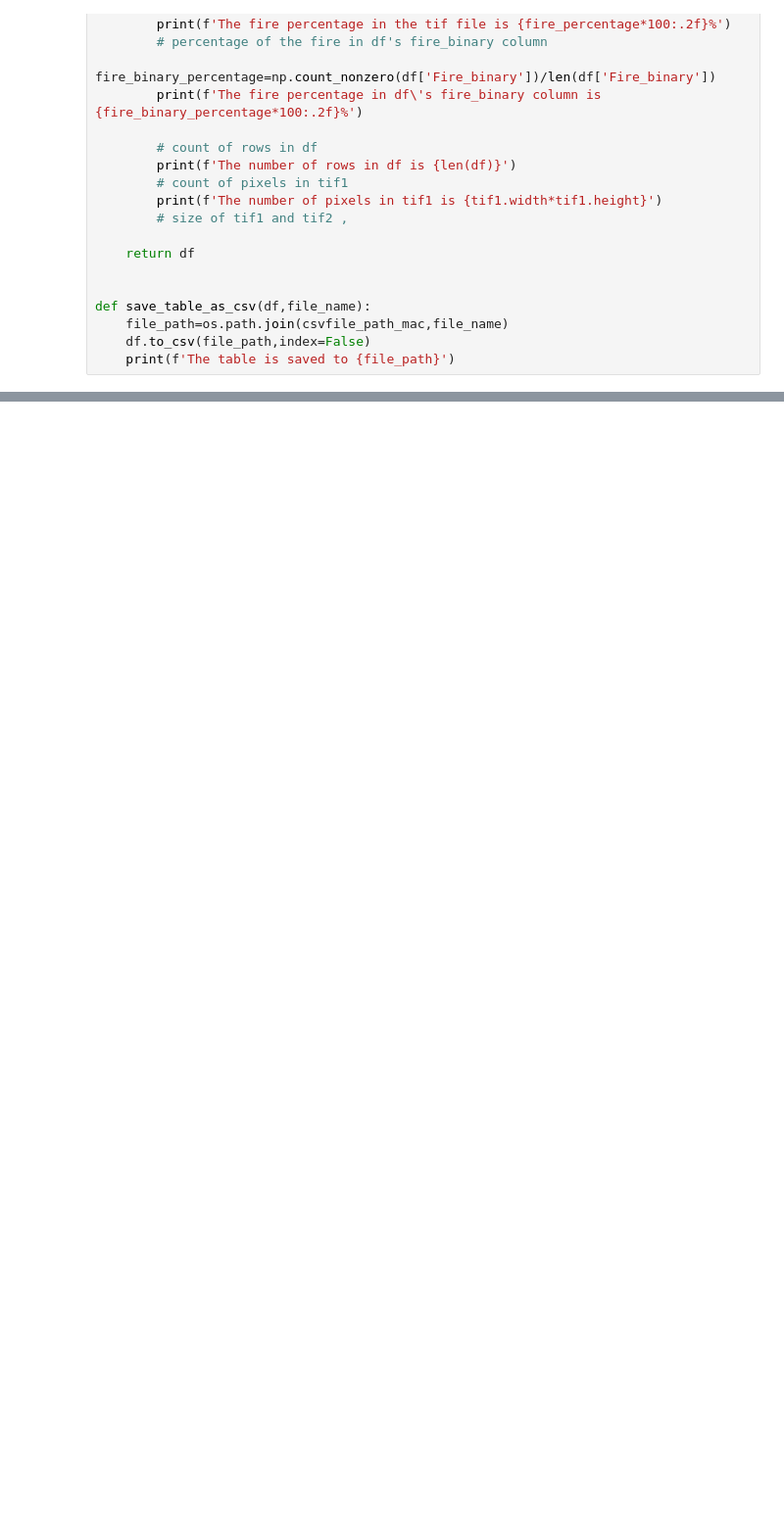
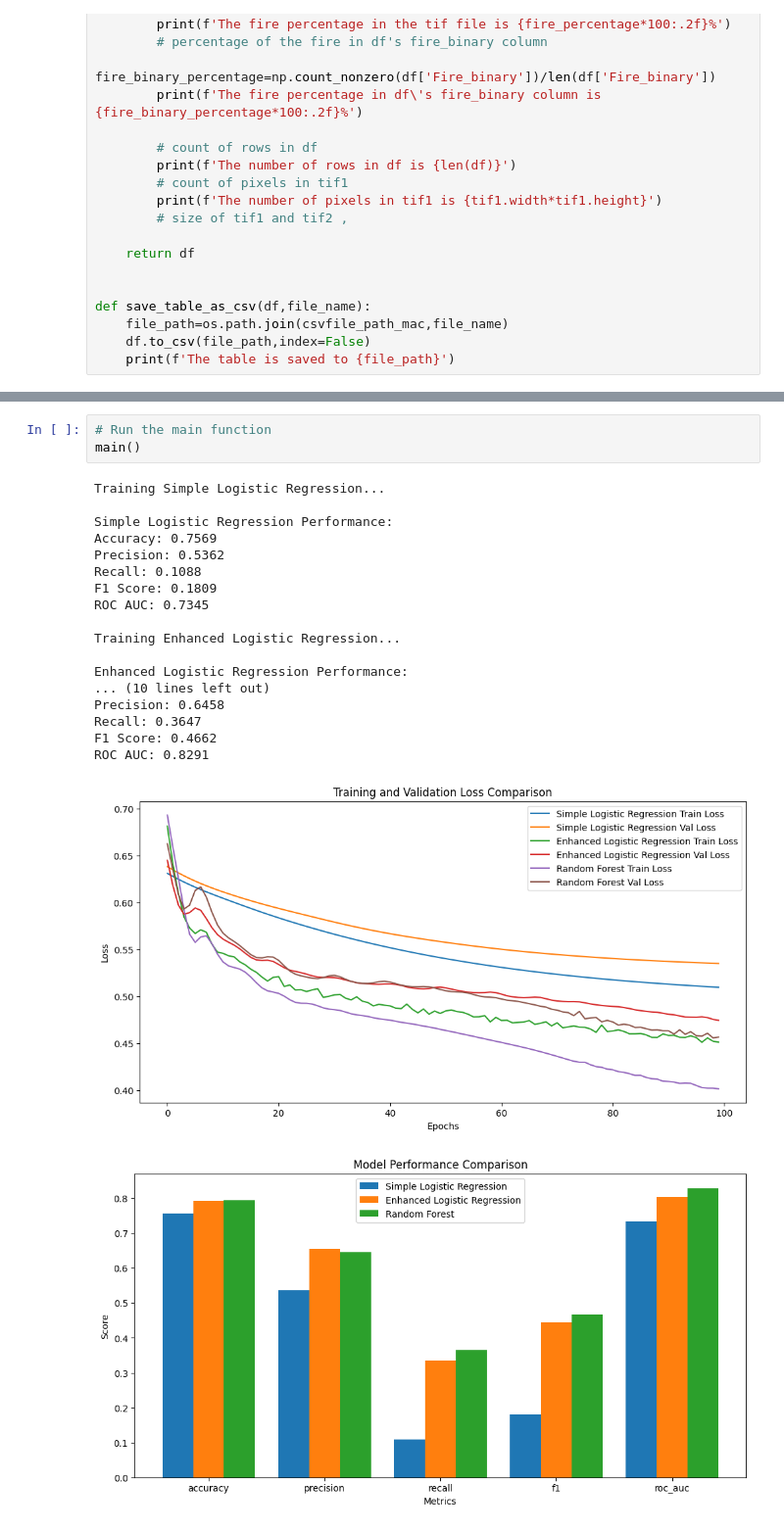
Before and after one commit to wayne-xyz/GoogleEarthEngineTask, a Jupyter notebook: Tif_Trainning/Tif_training.ipynb, the cells around one changed output, grey strips where cells are left out. Shown at 98% size. Drawn from its saved outputs; the diff is of its cells as text; blank space fills up the shorter version.

Commit message:
3 method to model training

```diff
--- a/Tif_Trainning/Tif_training.ipynb
+++ b/Tif_Trainning/Tif_training.ipynb
@@ -492,0 +1245,23 @@ The table is saved to csv/example.csv
+# %%
+# Run the main function
+main()
+# %% [output]
+Training Simple Logistic Regression...
+
+Simple Logistic Regression Performance:
+Accuracy: 0.7569
+Precision: 0.5362
+Recall: 0.1088
+F1 Score: 0.1809
+ROC AUC: 0.7345
+
+Training Enhanced Logistic Regression...
+
+Enhanced Logistic Regression Performance:
+... (10 lines left out)
+Precision: 0.6458
+Recall: 0.3647
+F1 Score: 0.4662
+ROC AUC: 0.8291
+[figure, added]
+[figure, added]
```
Also changed, not shown: parts of 8 cells of this notebook.
